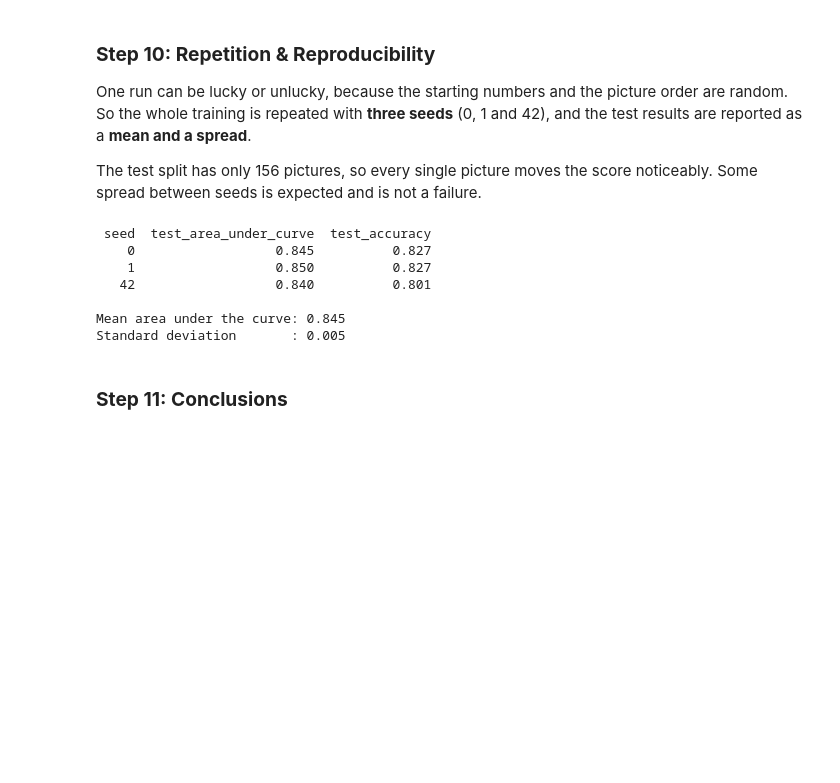
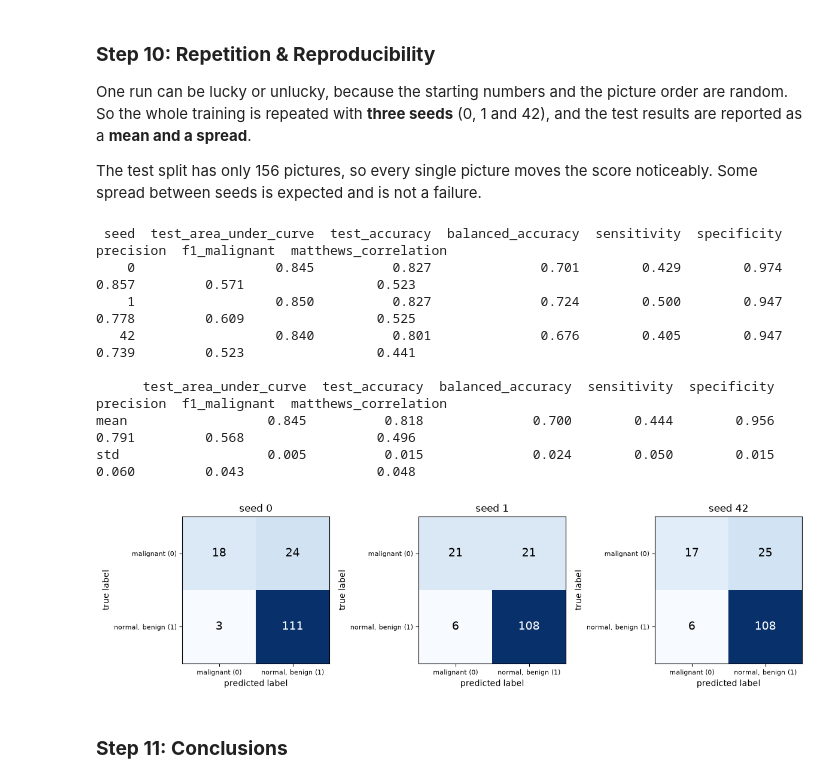
Before and after one commit to EvaPanou/PyTorch_BreastMNIST_analysis, a Jupyter notebook: BreastMNIST_analysis.ipynb, the cells around one changed output. Saved outputs shown, nothing was run; the diff lists cells and outputs as text; code cells hidden in the pictures; blank space fills up the shorter version.

```diff
--- a/BreastMNIST_analysis.ipynb
+++ b/BreastMNIST_analysis.ipynb
@@ -619,30 +658,50 @@ One run can be lucky or unlucky, because the starting numbers and the picture or
 The test split has only 156 pictures, so every single picture moves the score noticeably. Some spread between seeds is expected and is not a failure.
 # %%
 # Training and testing with seeds 0, 1 and 42. This takes a few minutes.
+seeds = [0, 1, 42]
 result_rows = []
-for seed in [0, 1, 42]:
+confusion_matrices = {}
+for seed in seeds:
     trained_model, _ = train_model(seed=seed)
     true_values, probabilities = predict_probabilities(trained_model, test_loader)
-    predictions = (probabilities >= 0.5).astype(int)
-    result_rows.append({
-        "seed": seed,
-        "test_area_under_curve": sklearn.metrics.roc_auc_score(true_values, probabilities),
-        "test_accuracy": sklearn.metrics.accuracy_score(true_values, predictions),
-    })
+    metrics, matrix = calculate_test_metrics(true_values, probabilities)
+    confusion_matrices[seed] = matrix
+    result_rows.append({"seed": seed, **metrics})
 
-# One row per seed, then the mean and the standard deviation (the typical spread) of the area under the curve.
+# One row per seed, then the mean and the standard deviation (the typical spread) of every column.
 results_table = pandas.DataFrame(result_rows)
 print(results_table.round(3).to_string(index=False))
 print()
-print("Mean area under the curve:", round(results_table["test_area_under_curve"].mean(), 3))
-print("Standard deviation       :", round(results_table["test_area_under_curve"].std(), 3))
+print(results_table.drop(columns="seed").agg(["mean", "std"]).round(3).to_string())
+
+# One confusion matrix per seed, next to each other.
+figure, axes = pyplot.subplots(1, len(seeds), figsize=(4 * len(seeds), 3.8))
+class_names = ["malignant (0)", "normal, benign (1)"]
+for axis, seed in zip(axes, seeds):
+    matrix = confusion_matrices[seed]
+    axis.imshow(matrix, cmap="Blues")
+    axis.set_title("seed " + str(seed))
+    axis.set_xticks([0, 1])
+    axis.set_xticklabels(class_names, fontsize=8)
+    axis.set_yticks([0, 1])
+    axis.set_yticklabels(class_names, fontsize=8)
+    axis.set_xlabel("predicted label")
+    axis.set_ylabel("true label")
+    for row in range(2):
+        for column in range(2):
+            axis.text(column, row, matrix[row, column], ha="center", va="center", fontsize=14,
+                      color="white" if matrix[row, column] > matrix.max() / 2 else "black")
+pyplot.tight_layout()
+pyplot.show()
 # %% [output]
- seed  test_area_under_curve  test_accuracy
-    0                  0.845          0.827
-    1                  0.850          0.827
-   42                  0.840          0.801
+ seed  test_area_under_curve  test_accuracy  balanced_accuracy  sensitivity  specificity  precision  f1_malignant  matthews_correlation
+    0                  0.845          0.827              0.701        0.429        0.974      0.857         0.571                 0.523
+    1                  0.850          0.827              0.724        0.500        0.947      0.778         0.609                 0.525
+   42                  0.840          0.801              0.676        0.405        0.947      0.739         0.523                 0.441
 
-Mean area under the curve: 0.845
-Standard deviation       : 0.005
+      test_area_under_curve  test_accuracy  balanced_accuracy  sensitivity  specificity  precision  f1_malignant  matthews_correlation
+mean                  0.845          0.818              0.700        0.444        0.956      0.791         0.568                 0.496
+std                   0.005          0.015              0.024        0.050        0.015      0.060         0.043                 0.048
+[figure, added]
 # %% [markdown]
 ### **Step 11: Conclusions**
```
Also changed, not shown: parts of 3 cells of this notebook.
